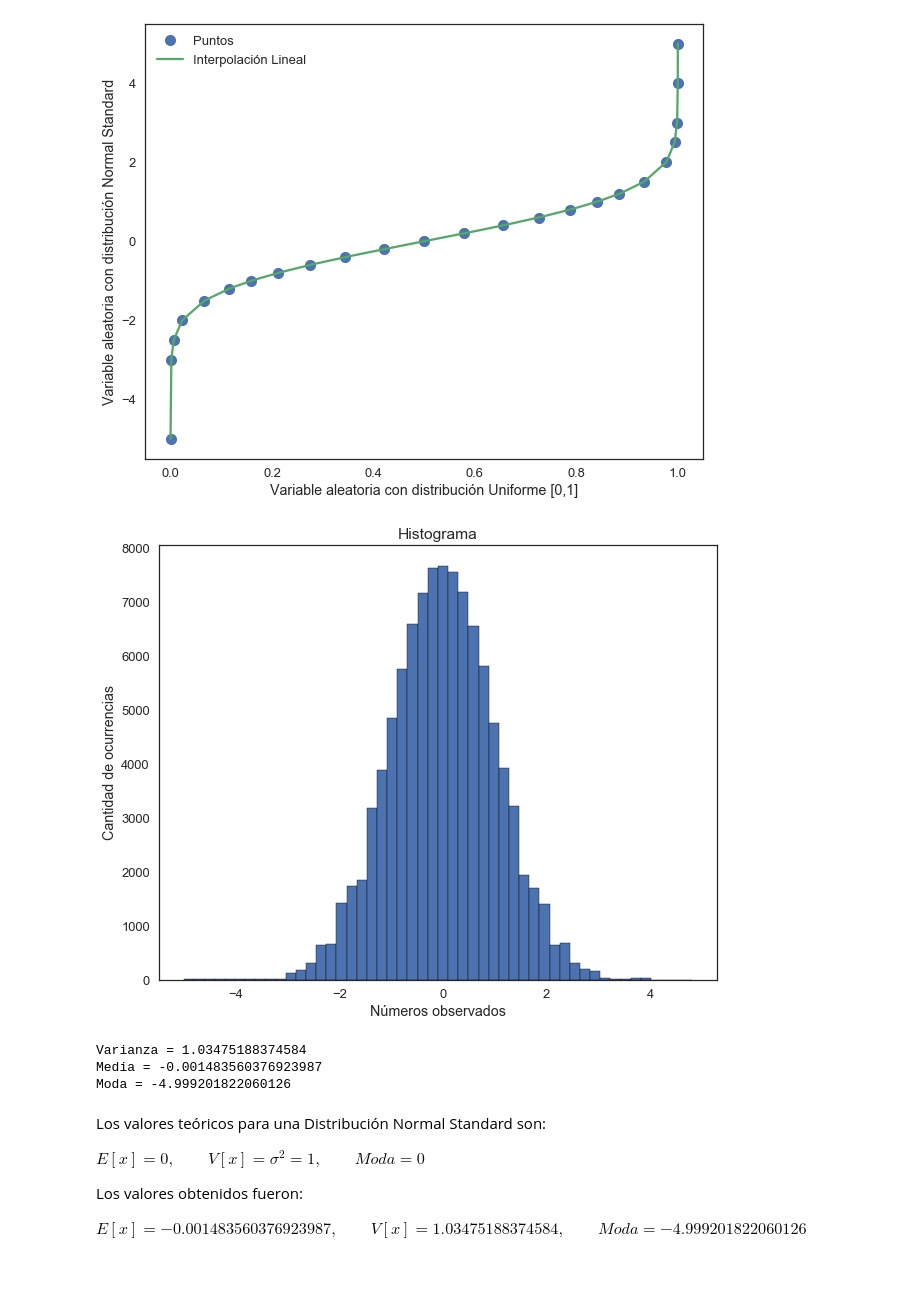
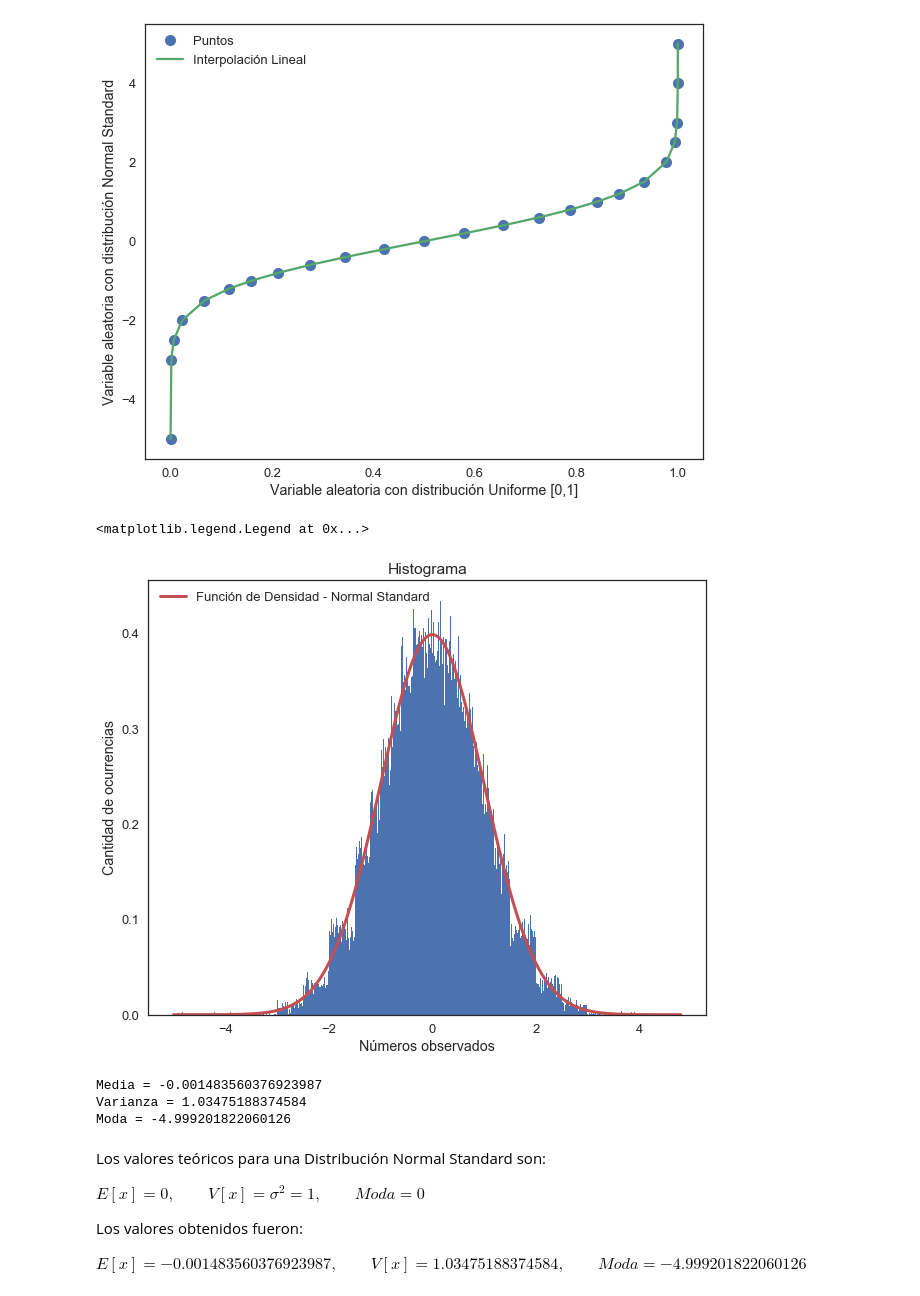
Before and after one commit to victorbravoarroyo/Simulacion, a Jupyter notebook: Tp1.ipynb, the cells around one changed output. Drawn from its saved outputs; the diff is of its cells as text; code cells hidden in the pictures.

Commit message:
Línea de normal standard en Ej3

```diff
--- a/Tp1.ipynb
+++ b/Tp1.ipynb
@@ -238,22 +238,28 @@ n = 100000
 numsNS = list()
 for i in range(0,n):
     numsNS.append(transformadaInversa(randomNums1[i]))
-# %%
-plt.xlabel('Números observados')
-plt.ylabel('Cantidad de ocurrencias')
-plt.title("Histograma")
-
-sns.distplot(numsNS, kde=False,  hist_kws={'edgecolor':'black', 'alpha':1})
-sns.set(style="white", context="talk")
-# %% [output]
-[figure, removed]
+# %%
+plt.xlabel('Números observados')
+plt.ylabel('Cantidad de ocurrencias')
+plt.title("Histograma")
+sigma = 1
+mu = 0
+
+count, bins, ignored = plt.hist(numsNS, 1000, density=True)
+plt.plot(bins, 1/(sigma * np.sqrt(2 * np.pi)) *
+         np.exp( - (bins - mu)**2 / (2 * sigma**2) ),
+         linewidth=3, color='r', label='Función de Densidad - Normal Standard')
+plt.legend()
+# %% [output]
+<matplotlib.legend.Legend at 0x...>
+[figure, added]
 # %%
+print('Media = ' + str(np.median(numsNS)))
 print('Varianza = ' + str(np.var(numsNS)))
-print('Media = ' + str(np.median(numsNS)))
 print('Moda = ' + str(st.mode(numsNS)[0][0]))
 # %% [output]
+Media = -0.001483560376923987
 Varianza = 1.03475188374584
-Media = -0.001483560376923987
 Moda = -4.999201822060126
 # %% [markdown]
 Los valores teóricos para una Distribución Normal Standard son:
```
Also changed, not shown: parts of 7 cells of this notebook.
